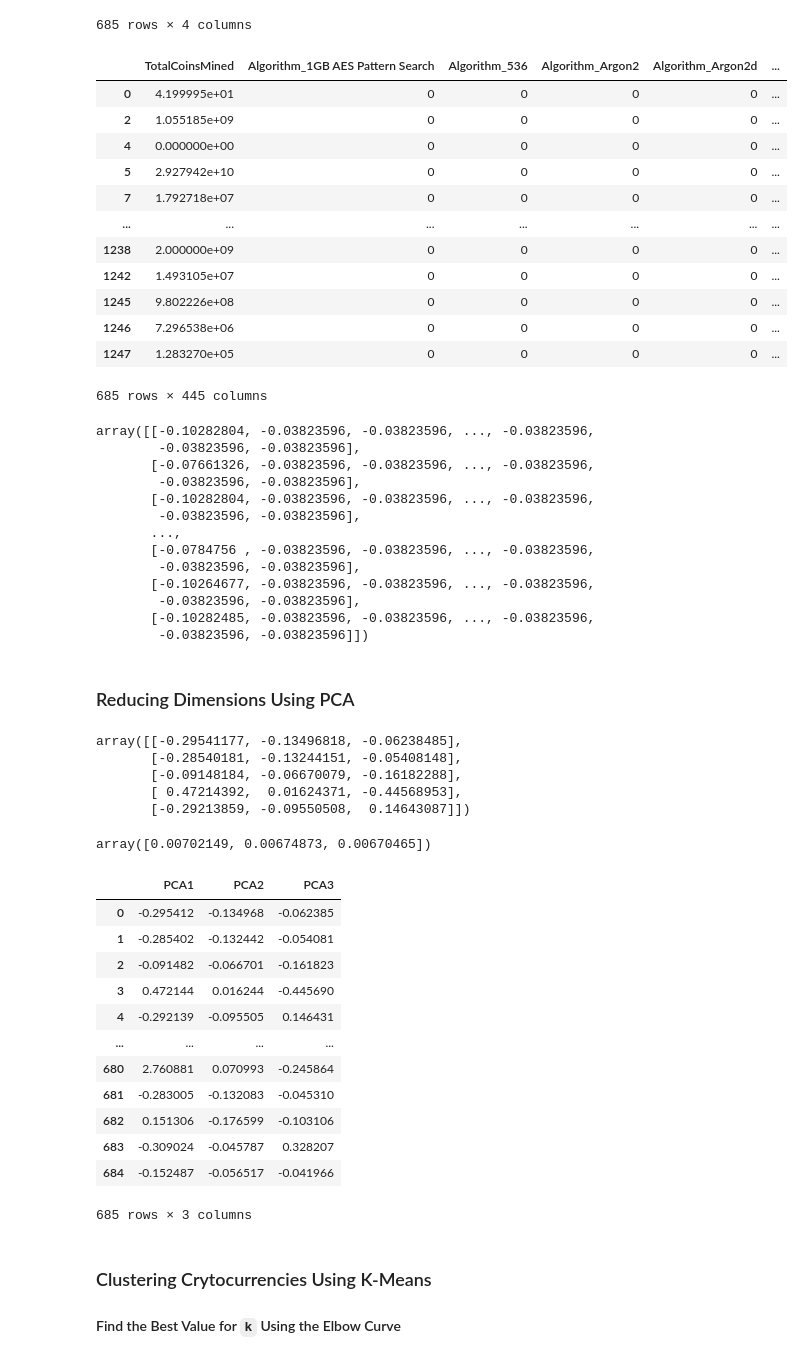
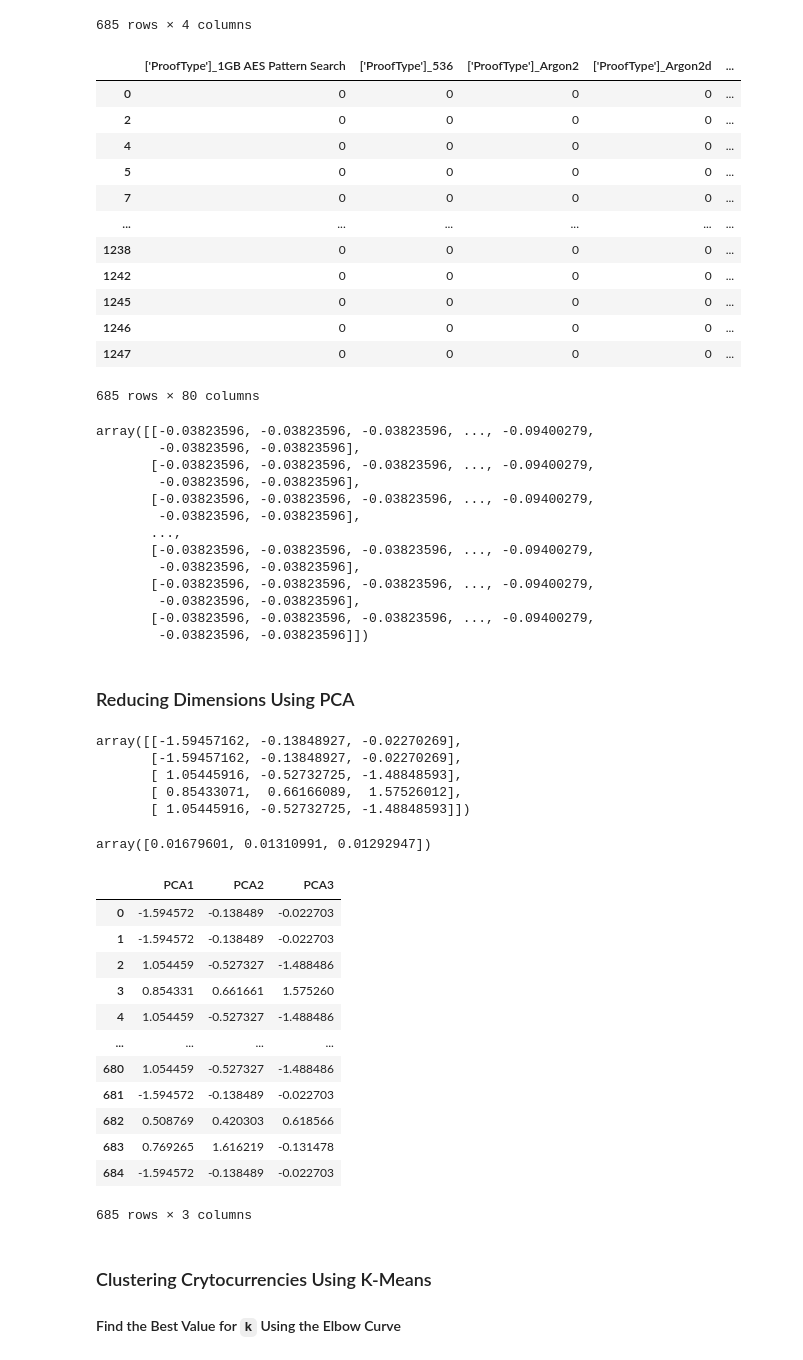
Before and after one commit to gokhanunal34/awsCloud, a Jupyter notebook: Starter_Files/crypto_clustering.ipynb, the cells around one changed output. Cells and saved outputs as stored; diff of their text form; code cells hidden in the pictures.

Commit message:
get_dummies fixed

```diff
--- a/Starter_Files/crypto_clustering.ipynb
+++ b/Starter_Files/crypto_clustering.ipynb
@@ -126,22 +126,23 @@ cryptoDf
 685 rows × 4 columns
 # %%
 # Create dummy variables for text features
-cryptoDummy = pd.get_dummies(cryptoDf)
+cryptoDummy = pd.get_dummies(cryptoDf['Algorithm'], ['ProofType'])
+#pd_get_dummies(crypto_df, columns=["Algorithm", "ProofType"])
 cryptoDummy
 # %% [output]
-|  | TotalCoinsMined | Algorithm_1GB AES Pattern Search | Algorithm_536 | Algorithm_Argon2 | Algorithm_Argon2d | ... |
-| 0 | 4.199995e+01 | 0 | 0 | 0 | 0 | ... |
-| 2 | 1.055185e+09 | 0 | 0 | 0 | 0 | ... |
-| 4 | 0.000000e+00 | 0 | 0 | 0 | 0 | ... |
-| 5 | 2.927942e+10 | 0 | 0 | 0 | 0 | ... |
-| 7 | 1.792718e+07 | 0 | 0 | 0 | 0 | ... |
-| ... | ... | ... | ... | ... | ... | ... |
-| 1238 | 2.000000e+09 | 0 | 0 | 0 | 0 | ... |
-| 1242 | 1.493105e+07 | 0 | 0 | 0 | 0 | ... |
-| 1245 | 9.802226e+08 | 0 | 0 | 0 | 0 | ... |
-| 1246 | 7.296538e+06 | 0 | 0 | 0 | 0 | ... |
-| 1247 | 1.283270e+05 | 0 | 0 | 0 | 0 | ... |
+|  | ['ProofType']_1GB AES Pattern Search | ['ProofType']_536 | ['ProofType']_Argon2 | ['ProofType']_Argon2d | ... |
+| 0 | 0 | 0 | 0 | 0 | ... |
+| 2 | 0 | 0 | 0 | 0 | ... |
+| 4 | 0 | 0 | 0 | 0 | ... |
+| 5 | 0 | 0 | 0 | 0 | ... |
+| 7 | 0 | 0 | 0 | 0 | ... |
+| ... | ... | ... | ... | ... | ... |
+| 1238 | 0 | 0 | 0 | 0 | ... |
+| 1242 | 0 | 0 | 0 | 0 | ... |
+| 1245 | 0 | 0 | 0 | 0 | ... |
+| 1246 | 0 | 0 | 0 | 0 | ... |
+| 1247 | 0 | 0 | 0 | 0 | ... |
-685 rows × 445 columns
+685 rows × 80 columns
 # %%
 # Standardize data
 standardizedData = pd.DataFrame()
@@ -153,18 +154,18 @@ standardizedData = scaler.fit_transform(cryptoDummy)
 # %%
 standardizedData
 # %% [output]
-array([[-0.10282804, -0.03823596, -0.03823596, ..., -0.03823596,
+array([[-0.03823596, -0.03823596, -0.03823596, ..., -0.09400279,
         -0.03823596, -0.03823596],
-       [-0.07661326, -0.03823596, -0.03823596, ..., -0.03823596,
+       [-0.03823596, -0.03823596, -0.03823596, ..., -0.09400279,
         -0.03823596, -0.03823596],
-       [-0.10282804, -0.03823596, -0.03823596, ..., -0.03823596,
+       [-0.03823596, -0.03823596, -0.03823596, ..., -0.09400279,
         -0.03823596, -0.03823596],
        ...,
-       [-0.0784756 , -0.03823596, -0.03823596, ..., -0.03823596,
+       [-0.03823596, -0.03823596, -0.03823596, ..., -0.09400279,
         -0.03823596, -0.03823596],
-       [-0.10264677, -0.03823596, -0.03823596, ..., -0.03823596,
+       [-0.03823596, -0.03823596, -0.03823596, ..., -0.09400279,
         -0.03823596, -0.03823596],
-       [-0.10282485, -0.03823596, -0.03823596, ..., -0.03823596,
+       [-0.03823596, -0.03823596, -0.03823596, ..., -0.09400279,
         -0.03823596, -0.03823596]])
 # %% [markdown]
 ### Reducing Dimensions Using PCA
@@ -176,34 +177,34 @@ standardizedData = pca.fit_transform(standardizedData)
 # %%
 standardizedData[:5]
 # %% [output]
-array([[-0.29541177, -0.13496818, -0.06238485],
-       [-0.28540181, -0.13244151, -0.05408148],
-       [-0.09148184, -0.06670079, -0.16182288],
-       [ 0.47214392,  0.01624371, -0.44568953],
-       [-0.29213859, -0.09550508,  0.14643087]])
+array([[-1.59457162, -0.13848927, -0.02270269],
+       [-1.59457162, -0.13848927, -0.02270269],
+       [ 1.05445916, -0.52732725, -1.48848593],
+       [ 0.85433071,  0.66166089,  1.57526012],
+       [ 1.05445916, -0.52732725, -1.48848593]])
 # %%
 #I still want to keep PCA explained variance ratio stored somewhere.
 pcaEVarianceRatio = pca.explained_variance_ratio_
 pcaEVarianceRatio
 # %% [output]
-array([0.00702149, 0.00674873, 0.00670465])
+array([0.01679601, 0.01310991, 0.01292947])
 # %%
 # Create a DataFrame with the principal components data
 principalCompDf = pd.DataFrame(standardizedData, columns=["PCA1", "PCA2", "PCA3"])
 principalCompDf
 # %% [output]
 |  | PCA1 | PCA2 | PCA3 |
-| 0 | -0.295412 | -0.134968 | -0.062385 |
-| 1 | -0.285402 | -0.132442 | -0.054081 |
-| 2 | -0.091482 | -0.066701 | -0.161823 |
-| 3 | 0.472144 | 0.016244 | -0.445690 |
-| 4 | -0.292139 | -0.095505 | 0.146431 |
+| 0 | -1.594572 | -0.138489 | -0.022703 |
+| 1 | -1.594572 | -0.138489 | -0.022703 |
+| 2 | 1.054459 | -0.527327 | -1.488486 |
+| 3 | 0.854331 | 0.661661 | 1.575260 |
+| 4 | 1.054459 | -0.527327 | -1.488486 |
 | ... | ... | ... | ... |
-| 680 | 2.760881 | 0.070993 | -0.245864 |
-| 681 | -0.283005 | -0.132083 | -0.045310 |
-| 682 | 0.151306 | -0.176599 | -0.103106 |
-| 683 | -0.309024 | -0.045787 | 0.328207 |
-| 684 | -0.152487 | -0.056517 | -0.041966 |
+| 680 | 1.054459 | -0.527327 | -1.488486 |
+| 681 | -1.594572 | -0.138489 | -0.022703 |
+| 682 | 0.508769 | 0.420303 | 0.618566 |
+| 683 | 0.769265 | 1.616219 | -0.131478 |
+| 684 | -1.594572 | -0.138489 | -0.022703 |
 685 rows × 3 columns
 # %% [markdown]
 ### Clustering Crytocurrencies Using K-Means
```
Also changed, not shown: parts of 1 cell of this notebook.
